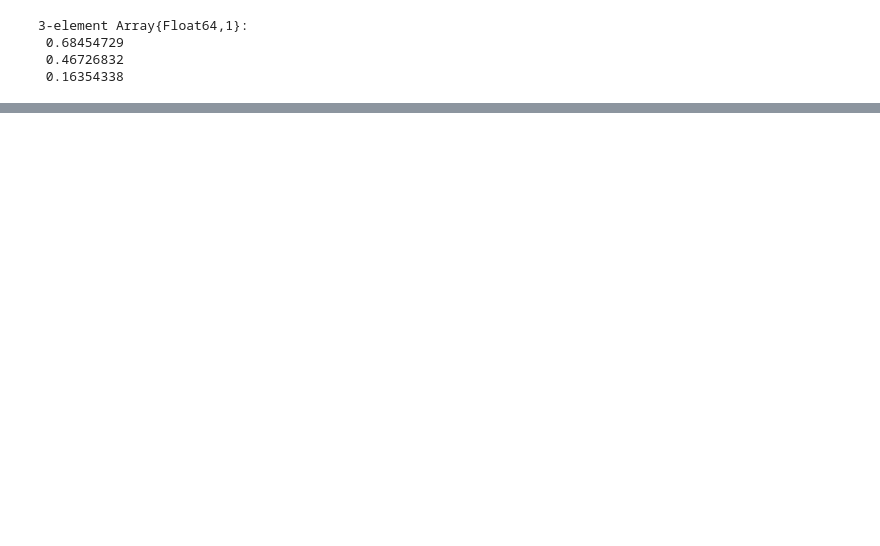
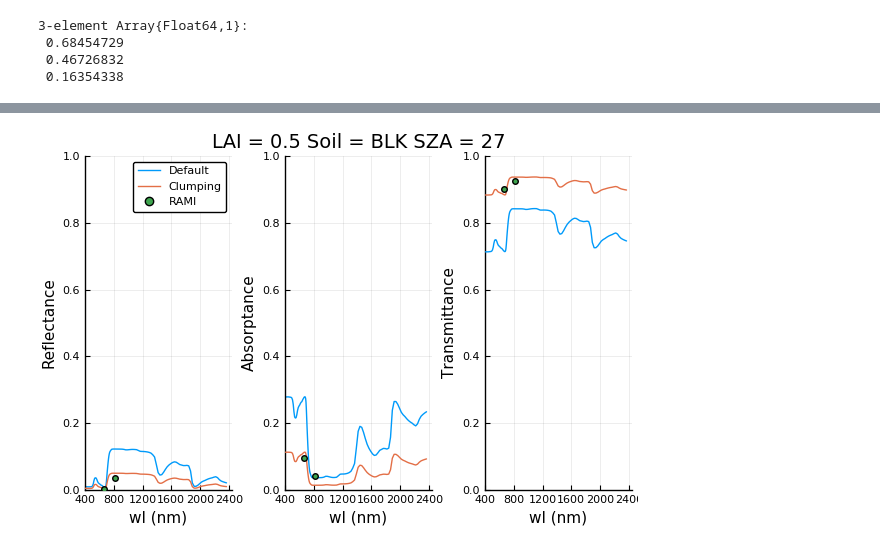
Before and after one commit to CliMA/Land, a Jupyter notebook: notebooks/RAMI_multispectral.ipynb, the cells around one changed output, grey strips where cells are left out. Saved outputs shown, nothing was run; the diff lists cells and outputs as text; code cells hidden in the pictures; blank space fills up the shorter version.

```diff
--- a/notebooks/RAMI_multispectral.ipynb
+++ b/notebooks/RAMI_multispectral.ipynb
@@ -369,3 +111,0 @@ plot!(xlims = (0.0, 90.), ylims = (-0.05, 1.0), xticks = 0:20:91., yticks = 0:0.
-# %%
-#Medium case with medium soil
-reflRed_SZA,absRed_SZA,transRed_SZA,reflRed_clump_SZA,absRed_clump_SZA,transRed_clump_SZA=RAMI_case(2.5007, 0.1217, 0.45946608);
@@ -390,3 +111,0 @@ plot!(xlims = (0.0, 90.), ylims = (-0.05, 1.0), xticks = 0:20:91., yticks = 0:0.
-# %%
-#Dense case with snowy soil
-reflRed_SZA,absRed_SZA,transRed_SZA,reflRed_clump_SZA,absRed_clump_SZA,transRed_clump_SZA=RAMI_case(2.5007, 0.9640, 0.45946608);
@@ -580,0 +246,15 @@ hm = contourf(deg2rad.(collect((0:360))),collect(0:1:85),  [SIFFER_FR,SIFFER_FR_
+# %%
+#Sparse case with black soil and SZA = 27.
+reflRed_SZA,absRed_SZA,transRed_SZA,reflRed_clump_SZA,absRed_clump_SZA,transRed_clump_SZA=RAMI_case_multi(0.50265, 0.0, 0.365864235,27.0);
+# %%
+#050_BLK_SZA_27
+plot(wl,[reflRed_SZA,absRed_SZA,transRed_SZA] ,label=["Default" "" ""], layout = (1, 3), ylabel=["Reflectance" "Absorptance" "Transmittance"],title=["" "LAI = 0.5 Soil = BLK SZA = 27" ""])
+plot!(wl,[reflRed_clump_SZA,absRed_clump_SZA,transRed_clump_SZA] ,label=["Clumping" "" ""] )
+scatter!([wl[28],wl[52]],[[RAMI_frefRed_050_BLK[1],RAMI_frefNIR_050_BLK[1]],[RAMI_fabsRed_050_BLK[1],RAMI_fabsNIR_050_BLK[1]],[RAMI_ftranRed_050_BLK[1],RAMI_ftranNIR_050_BLK[1]]],label=["RAMI" "" ""] )
+
+plot!(xlims = (400.0, 2440.), ylims = (-0.0, 1.), xticks = 400:400:2400., yticks = 0:0.2:1.0)
+#ylabel!(["Reflectance" "Absorptance" "Transmittance"])
+xlabel!("wl (nm)")
+#title!("050_BLK")
+# %% [output]
+[figure, added]
```
Also changed, not shown: parts of 58 cells of this notebook, 3 other files.
